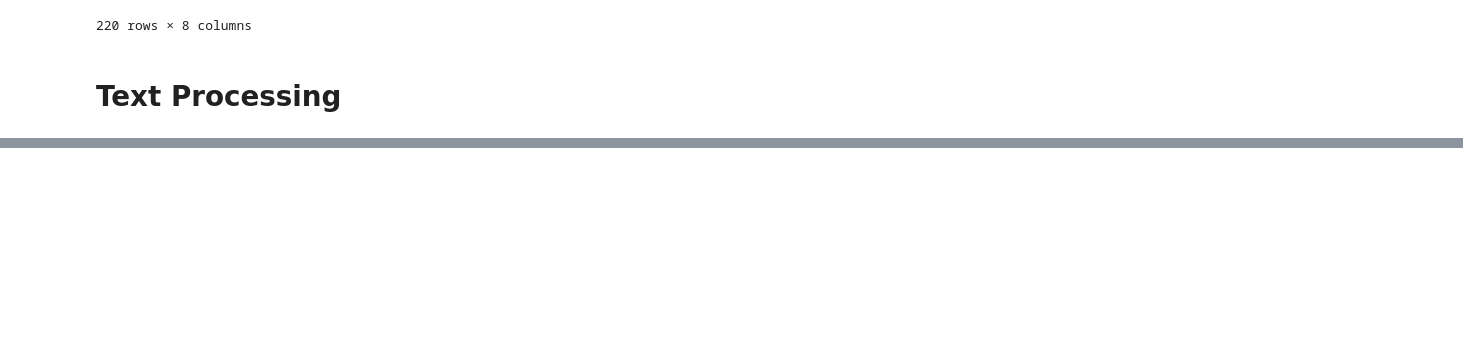
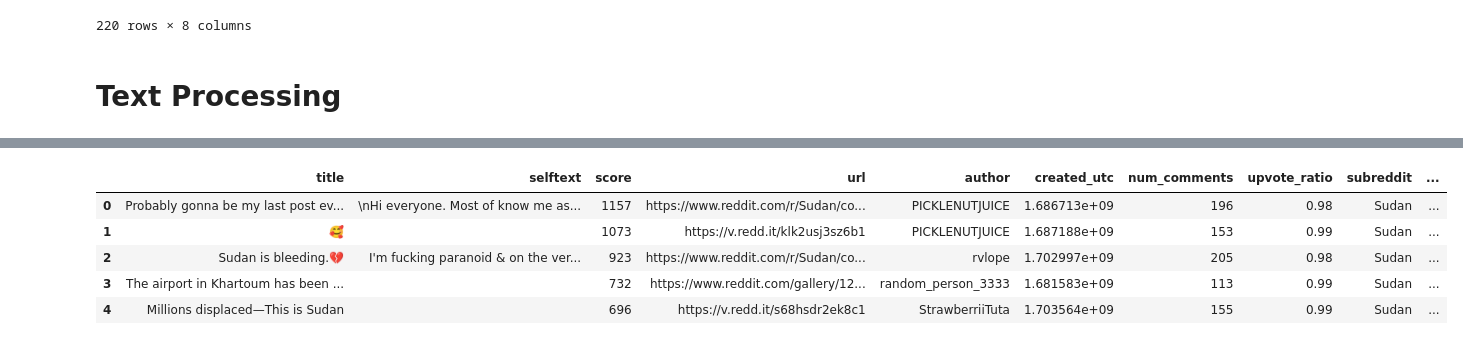
Before and after one commit to adilsaid64/reddit-project, a Jupyter notebook: notebook.ipynb, the cells around one changed output, grey strips where cells are left out. Cells and saved outputs as stored; diff of their text form; code cells hidden in the pictures; blank space fills up the shorter version.

```diff
--- a/notebook.ipynb
+++ b/notebook.ipynb
@@ -139,0 +76,10 @@ clean_text('😂')
+# %%
+df = get_sentiment(df, 'clean_title')
+df
+# %% [output]
+|  | title | selftext | score | url | author | created_utc | num_comments | upvote_ratio | subreddit | ... |
+| 0 | Probably gonna be my last post ev... | \nHi everyone. Most of know me as... | 1157 | https://www.reddit.com/r/Sudan/co... | PICKLENUTJUICE | 1.686713e+09 | 196 | 0.98 | Sudan | ... |
+| 1 | 🥰 |  | 1073 | https://v.redd.it/klk2usj3sz6b1 | PICKLENUTJUICE | 1.687188e+09 | 153 | 0.99 | Sudan | ... |
+| 2 | Sudan is bleeding.💔 | I'm fucking paranoid & on the ver... | 923 | https://www.reddit.com/r/Sudan/co... | rvlope | 1.702997e+09 | 205 | 0.98 | Sudan | ... |
+| 3 | The airport in Khartoum has been ... |  | 732 | https://www.reddit.com/gallery/12... | random_person_3333 | 1.681583e+09 | 113 | 0.99 | Sudan | ... |
+| 4 | Millions displaced—This is Sudan |  | 696 | https://v.redd.it/s68hsdr2ek8c1 | StrawberriiTuta | 1.703564e+09 | 155 | 0.99 | Sudan | ... |
```
Also changed, not shown: parts of 9 cells of this notebook.
